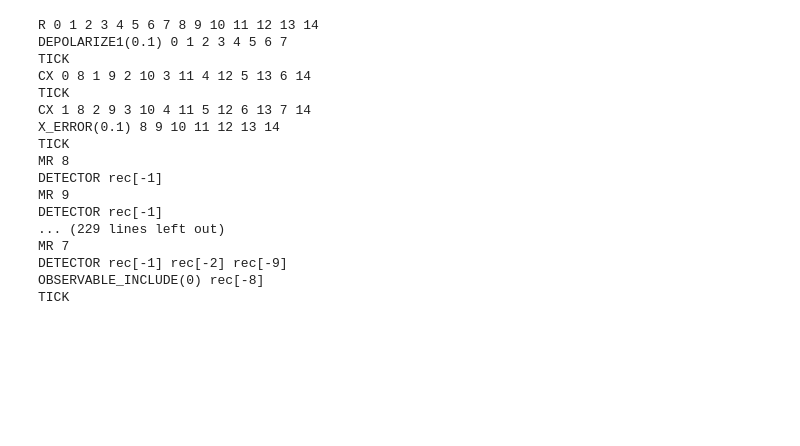
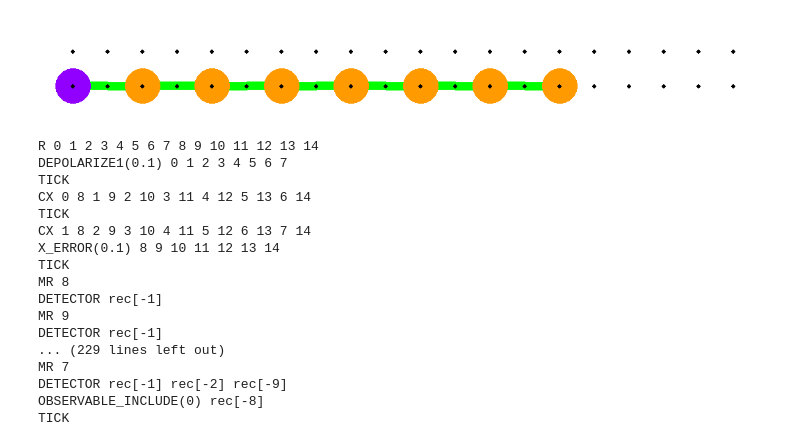
Before and after one commit to OzYossarian/Kandel, a Jupyter notebook: examples/rep_code.ipynb, the cells around one changed output. Saved outputs shown, nothing was run; the diff lists cells and outputs as text; code cells hidden in the pictures; blank space fills up the shorter version.

```diff
--- a/examples/rep_code.ipynb
+++ b/examples/rep_code.ipynb
@@ -29,6 +22,6 @@ Image(url="../output/small_18_qpu_round_0.jpg")
 rep_code = RepetitionCode(8)
 test_qpu.embed(rep_code, (0, 0), 0)
 printer = Printer2D(scale_factor=50)
-printer.print_qpu(test_qpu, 'small_18_rep_code_qpu')
-Image(url="../output/small_18_rep_code_qpu_round_0.jpg")
+printouts = printer.print_qpu(test_qpu, 'small_18_rep_code_qpu')
+printouts[0].image
 # %% [output]
@@ -36,2 +28,3 @@ Image(url="../output/small_18_rep_code_qpu_round_0.jpg")
+[figure, added]
 # %%
 noise_model = PhenomenologicalNoise(0.1, 0.1)
```
Also changed, not shown: parts of 4 cells of this notebook, 27 other files.
